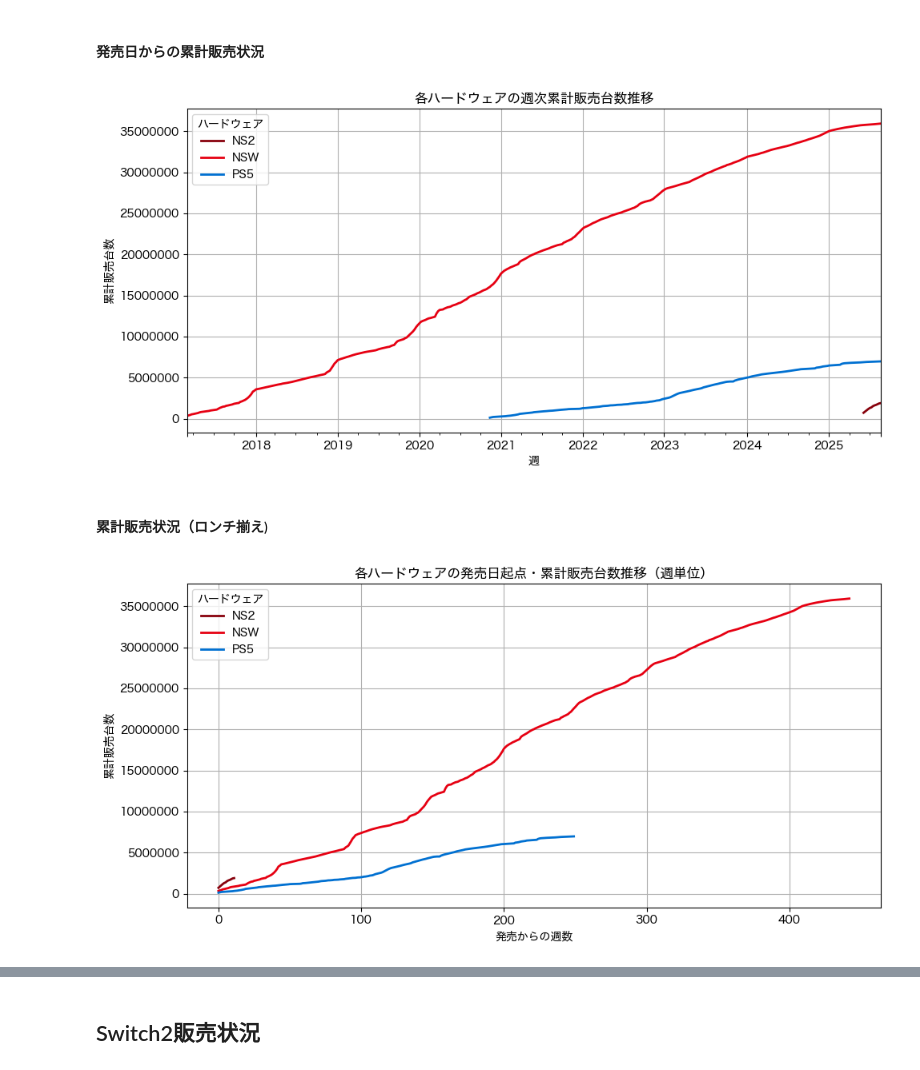
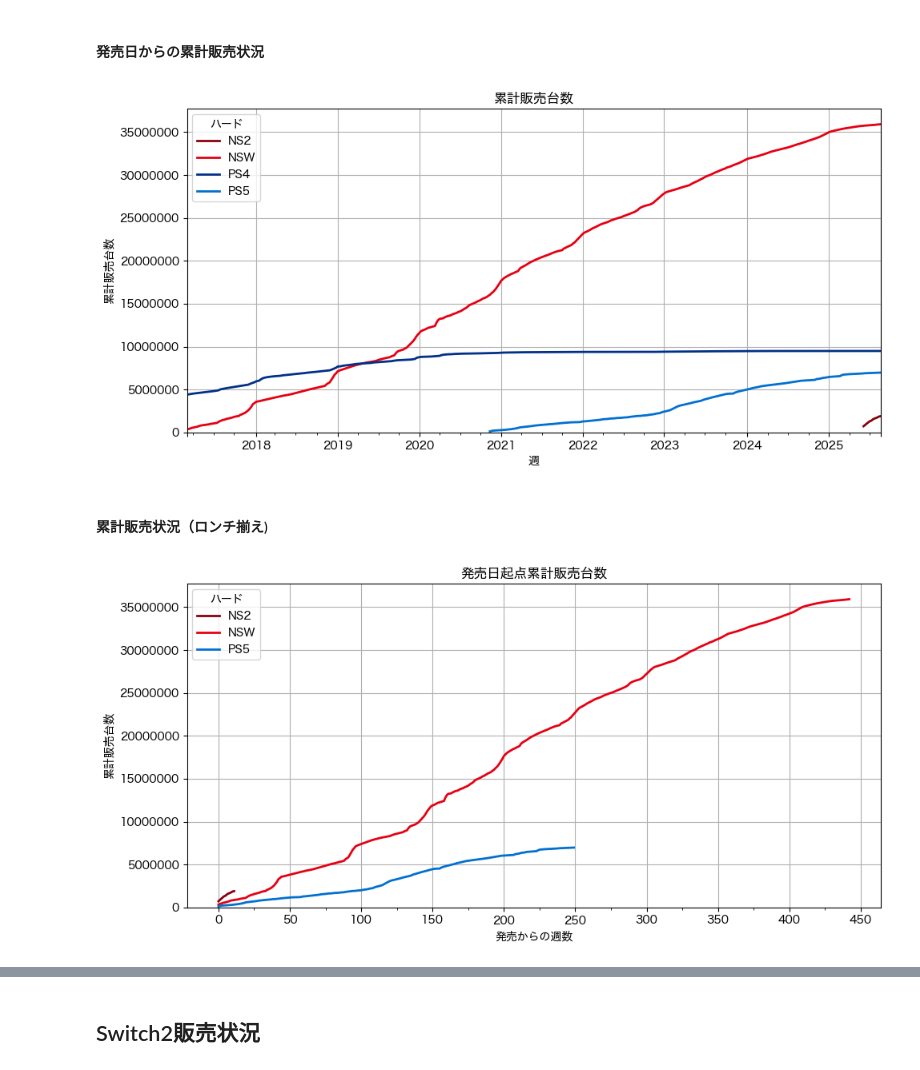
Before and after one commit to hidenden/gamedata, a Jupyter notebook: notebook/analysis/weekly_report_2025.ipynb, the cells around one changed output, grey strips where cells are left out. Drawn from its saved outputs; the diff is of its cells as text; code cells hidden in the pictures.

```diff
--- a/notebook/analysis/weekly_report_2025.ipynb
+++ b/notebook/analysis/weekly_report_2025.ipynb
@@ -139,12 +102,12 @@ plot_recent_sales(hard_sales_df, hard_event_df, months=8, hw=['PS5', 'NSW'])
 # %% [markdown]
 #### 発売日からの累計販売状況
 # %%
-fig = ph.plot_cumulative_sales(hard_sales_df, hw=['NS2', 'PS5', 'NSW'])
+(fig, df) = ph.plot_cumulative_sales(hw=['PS4', 'NS2', 'PS5', 'NSW'], begin=datetime(2017,3,1))
 # %% [output]
-[figure, old version]
+[figure, new version]
 # %% [markdown]
 #### 累計販売状況（ロンチ揃え)
 # %%
-fig2 = ph.plot_cumulative_sales_by_delta(hard_sales_df, hw=['NS2', 'PS5', 'NSW'])
+(fig, df) = ph.plot_cumulative_sales_by_delta(hw=['NS2', 'PS5', 'NSW'], xgrid=50)
 # %% [output]
-[figure, old version]
+[figure, new version]
```
Also changed, not shown: parts of 26 cells of this notebook, 7 other files.
